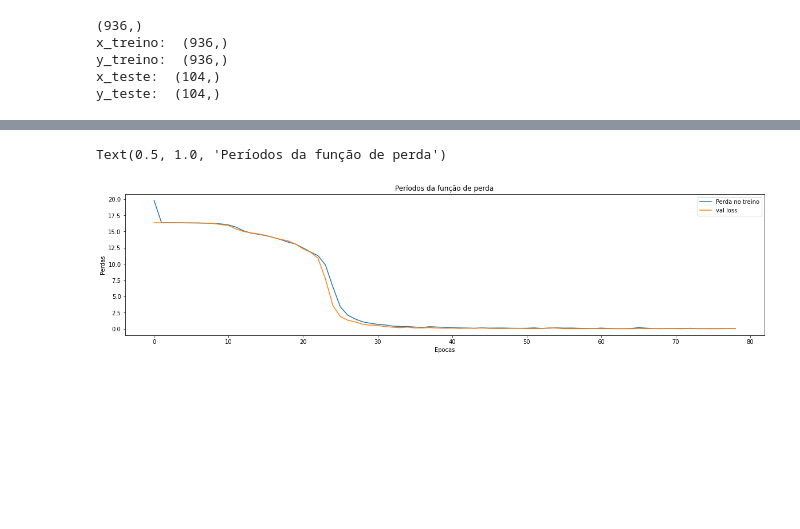
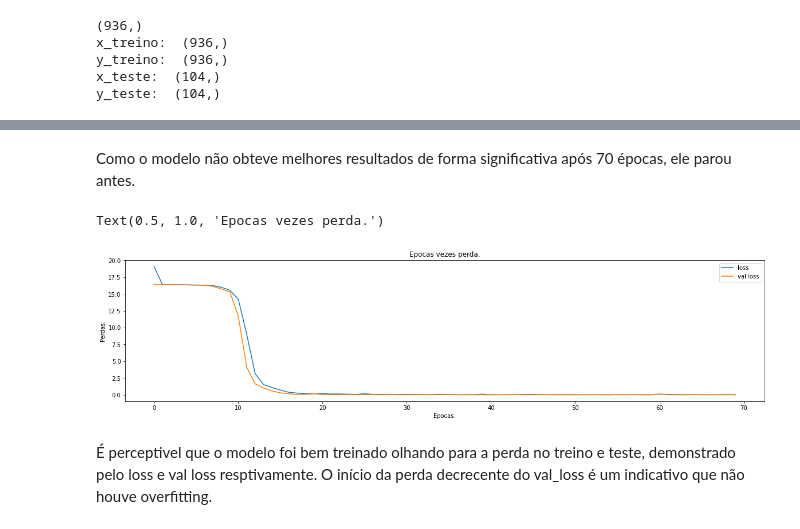
Before and after one commit to Nicodemos/mvp_puc_sprint02, a Jupyter notebook: analise_preditiva.ipynb, the cells around one changed output, grey strips where cells are left out. Drawn from its saved outputs; the diff is of its cells as text; code cells hidden in the pictures; blank space fills up the shorter version.

```diff
--- a/analise_preditiva.ipynb
+++ b/analise_preditiva.ipynb
@@ -567,7 +545,7 @@ Atributos Originais:
 # %%
 np.random.seed(7) # definindo uma semente global para este bloco
 seed = 7 # semente aleatória
-# Listas para armazenar os armazenar os pipelines e os resultados para todas as visões do dataset
+# Listas para armazenar os pipelines e os resultados para todas as Versões dos modelos
 pipelines = []
 results = []
 names = []
@@ -599,7 +577,6 @@ min_max_scaler = ('MinMaxScaler', MinMaxScaler())
 # Dataset original
 pipelines.append(('LR-orig', Pipeline([reg_log])))
 pipelines.append(('KNN-orig', Pipeline([knn])))
-#pipelines.append(('CART-orig', Pipeline([cart])))
 pipelines.append(('NB-orig', Pipeline([naive_bayes])))
 pipelines.append(('SVM-orig', Pipeline([svm])))
 pipelines.append(('Bag-orig', Pipeline([bagging])))
@@ -609,7 +586,6 @@ pipelines.append(('GB-orig', Pipeline([gradient_boosting])))
 # Pipeline com modelo e dataset Padronizado
 pipelines.append(('LR-padr', Pipeline([standard_scaler, reg_log])))
 pipelines.append(('KNN-padr', Pipeline([standard_scaler, knn])))
-#pipelines.append(('CART-padr', Pipeline([standard_scaler, cart])))
 pipelines.append(('NB-padr', Pipeline([standard_scaler, naive_bayes])))
 pipelines.append(('SVM-padr', Pipeline([standard_scaler, svm])))
 pipelines.append(('Bag-padr', Pipeline([standard_scaler, bagging])))
@@ -619,7 +595,6 @@ pipelines.append(('GB-padr', Pipeline([standard_scaler, gradient_boosting])))
 # Pipeline com modelo e Dataset Normalizados
 pipelines.append(('LR-norm', Pipeline([min_max_scaler, reg_log])))
 pipelines.append(('KNN-norm', Pipeline([min_max_scaler, knn])))
-#pipelines.append(('CART-norm', Pipeline([min_max_scaler, cart])))
 pipelines.append(('NB-norm', Pipeline([min_max_scaler, naive_bayes])))
 pipelines.append(('SVM-norm', Pipeline([min_max_scaler, svm])))
 pipelines.append(('Bag-norm', Pipeline([min_max_scaler, bagging])))
@@ -640,7 +615,7 @@ for name, model in pipelines:
     msg = "%s: %.3f (%.3f)" % (name, cv_results.mean(), cv_results.std()) # formatando para 3 casas decimais
     print(msg)
     print('--------------------------------------------------------------')
-    if aux == 8 or aux == 16 or aux ==24:
+    if aux == 7 or aux == 14 or aux ==21:
         print('#############################################################')
     aux = aux + 1
 
@@ -679,3 +650,9 @@ dump(modelo, open(filename, 'wb'))
+# %%
+# Salva o modelo no disco
+filename = 'model_bag_norm.pkl'
+for name, modelo in pipelines:
+    if name == 'Bag-norm':
+        dump(modelo, open('classificacao/{}'.format(filename), 'wb'))
 # %% [markdown]
 ### Visão computacional
 # %%
@@ -904,9 +876,10 @@ for k in dataset_treino.take(1):  # batch_size = 12, 12 imagens por vez
 # %%
-# # Adcionando uma parada a cada 10 epocas para atualizar os pesos com os melhores pesos utilizados.
-epocas = 100
+# (restore_best_weights=True) Atualiza os pesos com os melhores pesos utilizados até então.
+# (parada_precoce = 10) Após 10 épocas sem melhora o treinamento será interrompido.
+epocas = 75
 parada_precoce = 10
 parada_precoce_modelo = keras.callbacks.EarlyStopping(
-                                                    monitor="loss",
+                                                    monitor='val_loss',
                                                     patience=parada_precoce,
                                                     restore_best_weights=True)
 
@@ -982,20 +906,19 @@ _________________________________________________________________
+# %% [markdown]
+<p>Como o modelo não obteve melhores resultados de forma significativa após 70 épocas, ele parou antes.</p>
 # %%
+# plotando o histórico da função de perda val_loss(keras validation loss) durante a validação cruzada e
+# loss a perda durante o treinamento.
+
 plt.figure(figsize = (20,10))
 plt.subplot(2,1,1)
 plt.plot(log.history['loss'])
 plt.plot(log.history['val_loss'])
-plt.xlabel('Epocas')
-plt.ylabel('Perdas')
-plt.legend(['Perda no treino','val loss'])
-plt.title('Períodos da função de perda')
-
-#plt.subplot(2,1,2)
-#plt.plot(log.history['ctc'])
-#plt.plot(log.history['val_accuracy'])
-#plt.xlabel('Epocas')
-#plt.ylabel('Accuracy')
-#plt.legend(['Treino acc' , 'val acc'])
-#plt.title('Precisão do modelo em relação às épocas')
+plt.xlabel('Epocas.')
+plt.ylabel('Perdas.')
+plt.legend(['loss','val loss'])
+plt.title('Epocas vezes perda.')
 # %% [output]
-Text(0.5, 1.0, 'Períodos da função de perda')
+Text(0.5, 1.0, 'Epocas vezes perda.')
-[figure, old version]
+[figure, new version]
+# %% [markdown]
+<p>É perceptivel que o modelo foi bem treinado olhando para a perda no treino e teste, demonstrado pelo loss e val loss resptivamente. O início da perda decrecente do val_loss é um indicativo que não houve overfitting.</p>
```
Also changed, not shown: parts of 31 cells of this notebook, 2 other files.
